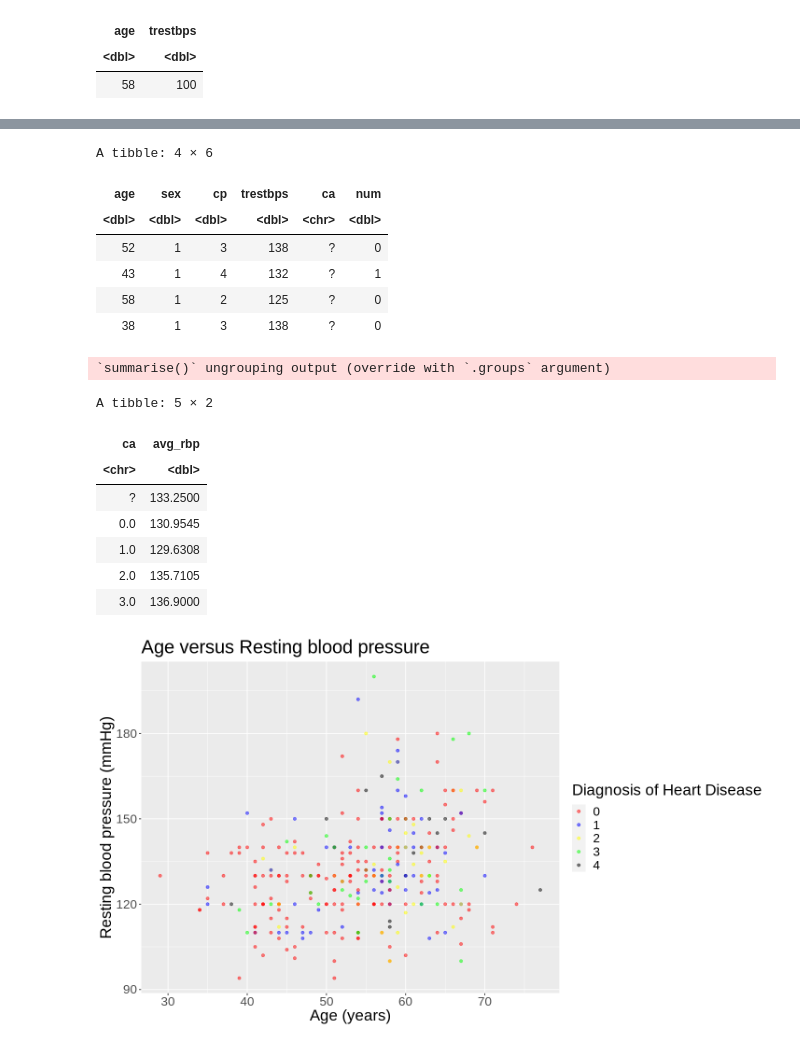
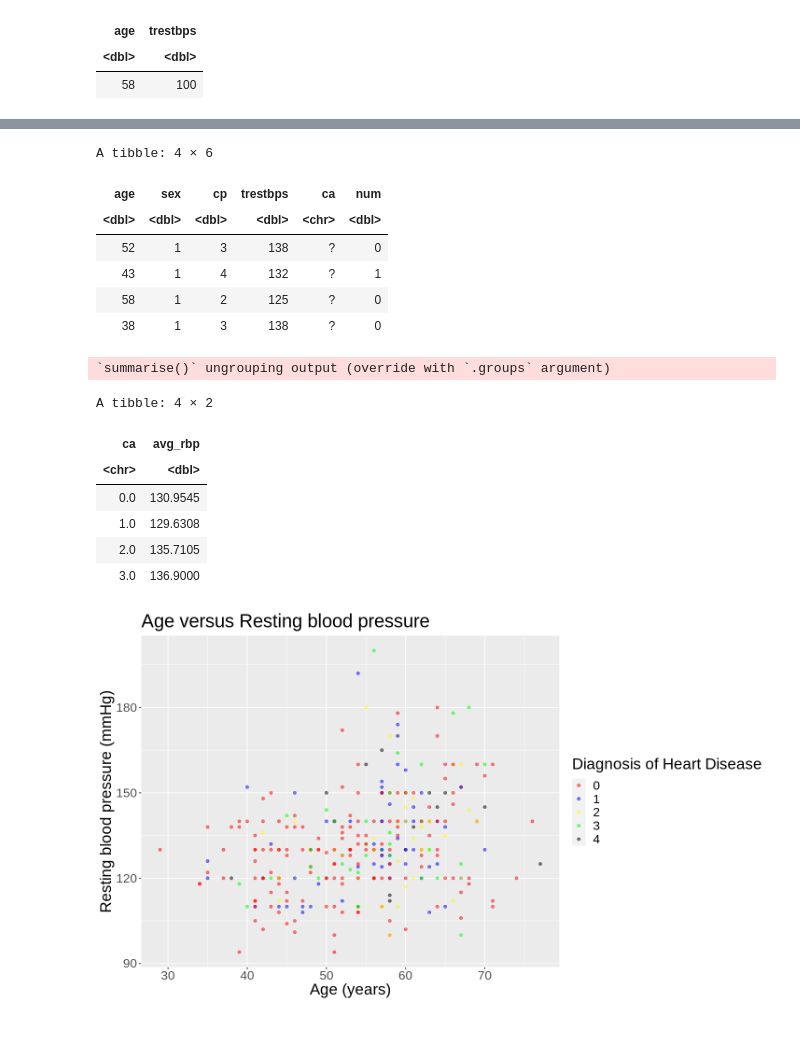
Before and after one commit to Wuliao-mao/DSCI-Project-10, a Jupyter notebook: PROPOSAL.ipynb, the cells around one changed output, grey strips where cells are left out. Drawn from its saved outputs; the diff is of its cells as text; code cells hidden in the pictures.

Commit message:
Prop
Prop filtered

```diff
--- a/PROPOSAL.ipynb
+++ b/PROPOSAL.ipynb
@@ -54,7 +54,7 @@ cols(
   X14 = col_double()
 )
 # %%
-cleveland_df_sel<-select(cleveland_df,age, sex, cp, trestbps, ca, num)
+cleveland_df_sel<-select(cleveland_sel,age, sex, cp, trestbps, ca, num)
 cleveland_df_sel
 # %% [output]
 A tibble: 303 × 6
@@ -232,3 +232,6 @@ A tibble: 1 × 2
 | age | trestbps |
 | <dbl> | <dbl> |
 | 58 | 100 |
+# %%
+cleveland_df_sel_f <- filter(cleveland_df_sel, ca != "?")
+cleveland_df_sel_f
@@ -235,21 +249,20 @@ A tibble: 1 × 2
 # %%
 test <- filter(cleveland_df_sel, ca == "?")
 test
-mean_rbp <- cleveland_df_sel %>% group_by(ca) %>% summarize(avg_rbp = mean(trestbps, na.rm = TRUE))
+mean_rbp <- cleveland_df_sel_f %>% group_by(ca) %>% summarize(avg_rbp = mean(trestbps, na.rm = TRUE))
 mean_rbp
 # %% [output]
 A tibble: 4 × 6
 | age | sex | cp | trestbps | ca | num |
 | <dbl> | <dbl> | <dbl> | <dbl> | <chr> | <dbl> |
 | 52 | 1 | 3 | 138 | ? | 0 |
 | 43 | 1 | 4 | 132 | ? | 1 |
 | 58 | 1 | 2 | 125 | ? | 0 |
 | 38 | 1 | 3 | 138 | ? | 0 |
 `summarise()` ungrouping output (override with `.groups` argument)
-A tibble: 5 × 2
+A tibble: 4 × 2
 | ca | avg_rbp |
 | <chr> | <dbl> |
-| ? | 133.2500 |
 | 0.0 | 130.9545 |
 | 1.0 | 129.6308 |
 | 2.0 | 135.7105 |
```
Also changed, not shown: parts of 3 cells of this notebook.
